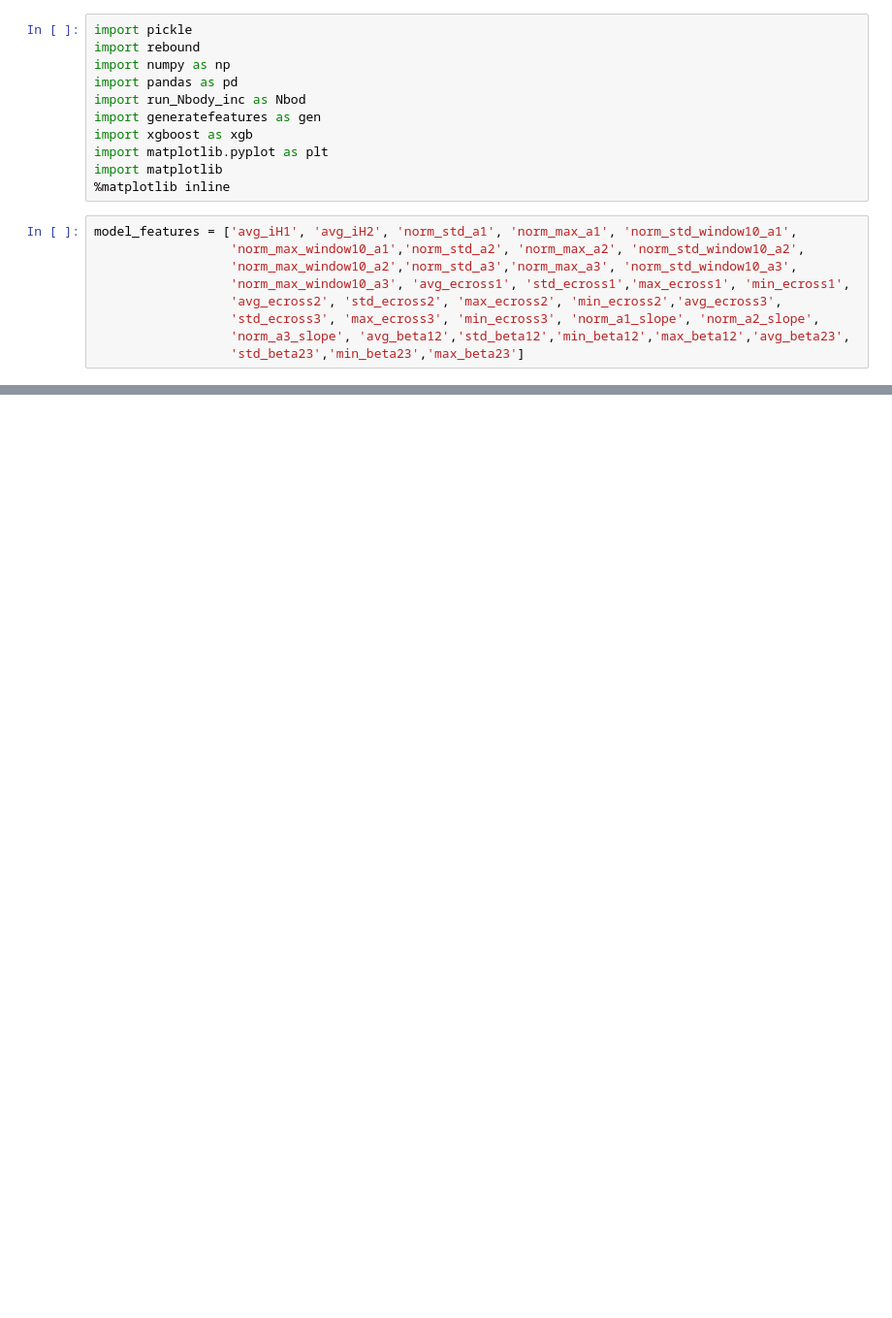
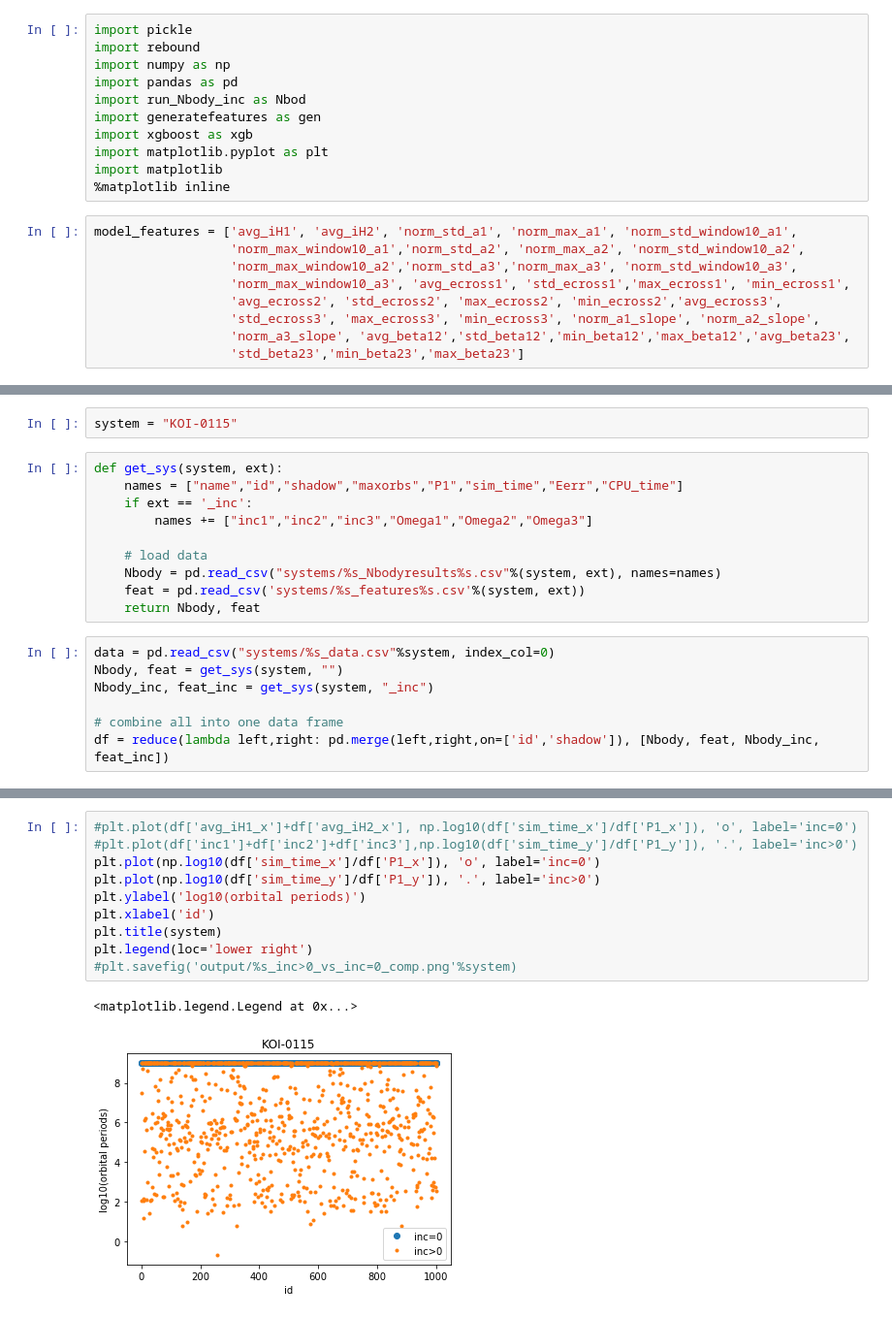
Before and after one commit to afcarl/stability_predict, a Jupyter notebook: predictsystem.ipynb, the cells around one changed output, grey strips where cells are left out. Shown at 97% size. Drawn from its saved outputs; the diff is of its cells as text; blank space fills up the shorter version.

```diff
--- a/predictsystem.ipynb
+++ b/predictsystem.ipynb
@@ -105,0 +142,19 @@ ax2.scatter(plotdata[x][punstablemask], plotdata[y][punstablemask], c=cmap(0.),
+# %%
+system = "KOI-0115"
+# %%
+def get_sys(system, ext):
+    names = ["name","id","shadow","maxorbs","P1","sim_time","Eerr","CPU_time"]
+    if ext == '_inc':
+        names += ["inc1","inc2","inc3","Omega1","Omega2","Omega3"]
+
+    # load data
+    Nbody = pd.read_csv("systems/%s_Nbodyresults%s.csv"%(system, ext), names=names)
+    feat = pd.read_csv('systems/%s_features%s.csv'%(system, ext))
+    return Nbody, feat
+# %%
+data = pd.read_csv("systems/%s_data.csv"%system, index_col=0)
+Nbody, feat = get_sys(system, "")
+Nbody_inc, feat_inc = get_sys(system, "_inc")
+
+# combine all into one data frame
+df = reduce(lambda left,right: pd.merge(left,right,on=['id','shadow']), [Nbody, feat, Nbody_inc, feat_inc])
@@ -105,0 +191,13 @@ ax2.scatter(plotdata[x][punstablemask], plotdata[y][punstablemask], c=cmap(0.),
+# %%
+#plt.plot(df['avg_iH1_x']+df['avg_iH2_x'], np.log10(df['sim_time_x']/df['P1_x']), 'o', label='inc=0')
+#plt.plot(df['inc1']+df['inc2']+df['inc3'],np.log10(df['sim_time_y']/df['P1_y']), '.', label='inc>0')
+plt.plot(np.log10(df['sim_time_x']/df['P1_x']), 'o', label='inc=0')
+plt.plot(np.log10(df['sim_time_y']/df['P1_y']), '.', label='inc>0')
+plt.ylabel('log10(orbital periods)')
+plt.xlabel('id')
+plt.title(system)
+plt.legend(loc='lower right')
+#plt.savefig('output/%s_inc>0_vs_inc=0_comp.png'%system)
+# %% [output]
+<matplotlib.legend.Legend at 0x...>
+[figure, added]
```
Also changed, not shown: parts of 13 cells of this notebook.
